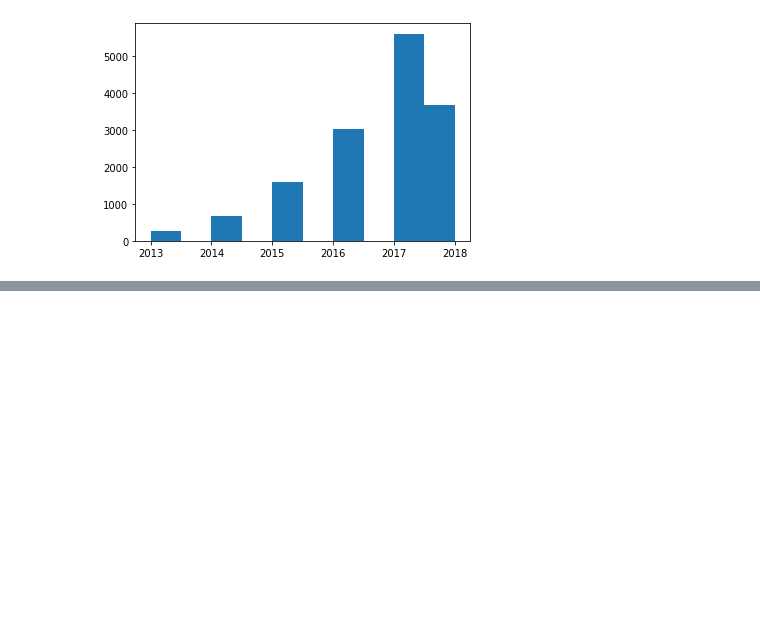
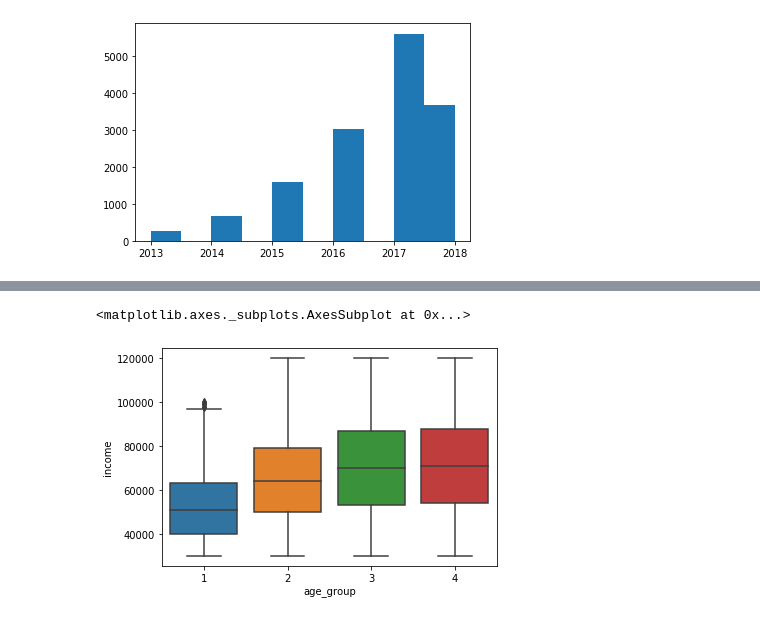
Before and after one commit to UOIKENNA/Starbucks-Capstone-Project, a Jupyter notebook: Starbucks Capstone Project.ipynb, the cells around one changed output, grey strips where cells are left out. Drawn from its saved outputs; the diff is of its cells as text; code cells hidden in the pictures; blank space fills up the shorter version.

```diff
--- a/Starbucks Capstone Project.ipynb
+++ b/Starbucks Capstone Project.ipynb
@@ -358,0 +427,15 @@ profile.head()
+# %%
+def create_age_group(age):
+    if age <= 38:
+        return 1
+    elif 39 <= age <= 54:
+        return 2
+    elif 55 <= age <=73:
+        return 3
+    elif 74 <= age <= 101:
+        return 4
+    else:
+        return np.nan
+
+profile['age_group'] = profile['age'].apply(create_age_group)
+profile.head()
@@ -358,0 +463,5 @@ profile.head()
+# %%
+sns.boxplot(x="age_group", y="income", data=profile)
+# %% [output]
+<matplotlib.axes._subplots.AxesSubplot at 0x...>
+[figure, added]
```
Also changed, not shown: parts of 87 cells of this notebook.
